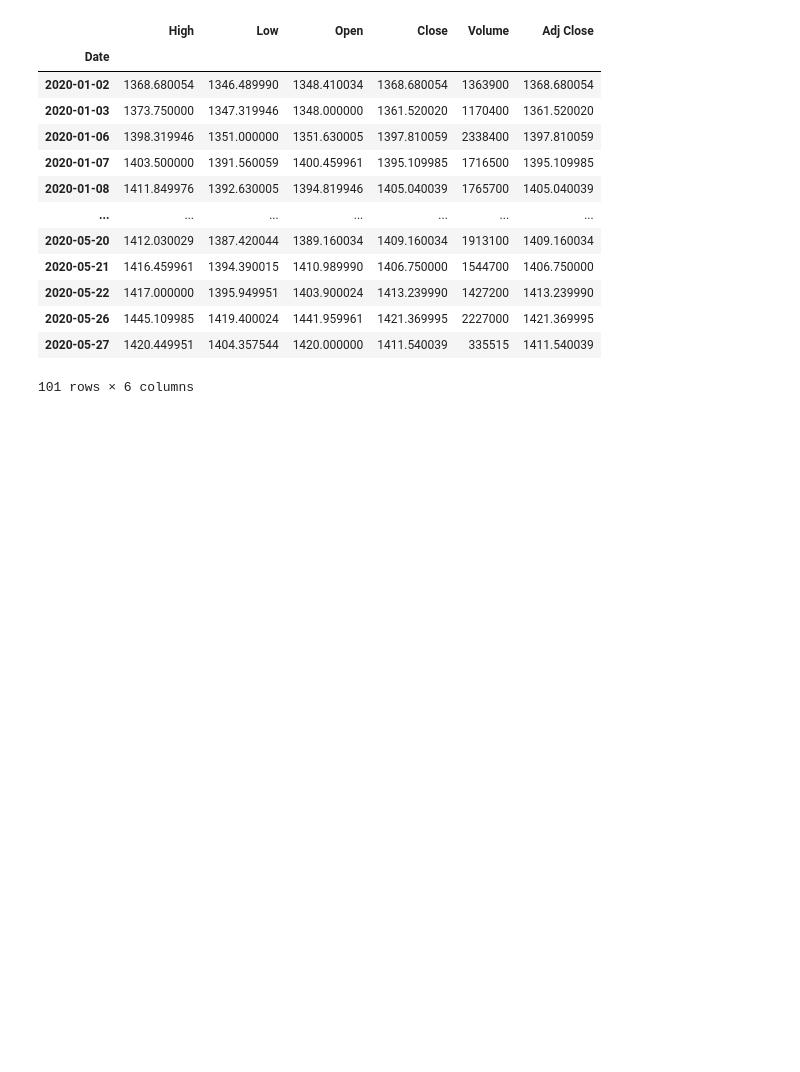
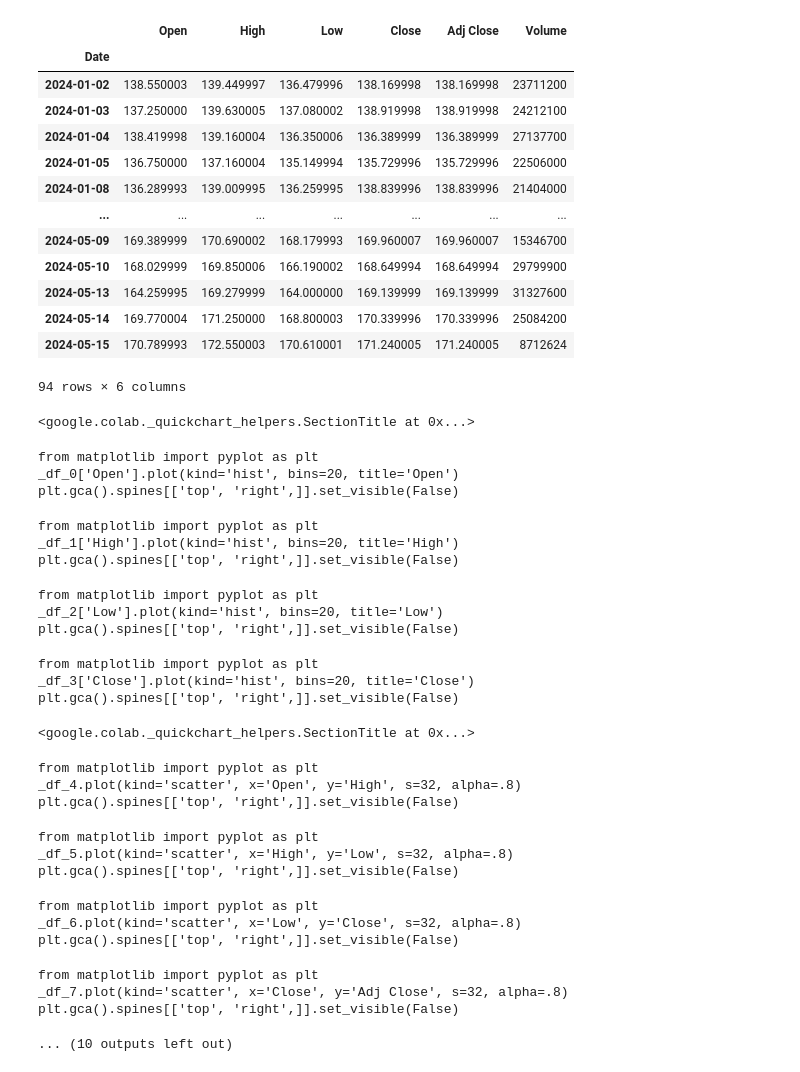
Before and after one commit to RicardoBatista2020/DataScience, a Jupyter notebook: StockPrice_Prediction.ipynb, the cells around one changed output. Drawn from its saved outputs; the diff is of its cells as text; code cells hidden in the pictures; blank space fills up the shorter version.

```diff
--- a/StockPrice_Prediction.ipynb
+++ b/StockPrice_Prediction.ipynb
@@ -11,29 +13,52 @@ from keras.models import Sequential
 from keras.layers import Dense, LSTM
 import matplotlib.pyplot as plt
 plt.style.use('fivethirtyeight')
-# %%
-#Get the stock quote
-start_date='2020-01-01'
-end_date='2020-12-31'
-company='GOOGL'
-df = web.DataReader(company, data_source='yahoo', start=start_date, end=end_date)
-#Show the data
-df
-# %% [output]
-|  | High | Low | Open | Close | Volume | Adj Close |
-| Date |  |  |  |  |  |  |
-| 2020-01-02 | 1368.680054 | 1346.489990 | 1348.410034 | 1368.680054 | 1363900 | 1368.680054 |
-| 2020-01-03 | 1373.750000 | 1347.319946 | 1348.000000 | 1361.520020 | 1170400 | 1361.520020 |
-| 2020-01-06 | 1398.319946 | 1351.000000 | 1351.630005 | 1397.810059 | 2338400 | 1397.810059 |
-| 2020-01-07 | 1403.500000 | 1391.560059 | 1400.459961 | 1395.109985 | 1716500 | 1395.109985 |
-| 2020-01-08 | 1411.849976 | 1392.630005 | 1394.819946 | 1405.040039 | 1765700 | 1405.040039 |
-| ... | ... | ... | ... | ... | ... | ... |
-| 2020-05-20 | 1412.030029 | 1387.420044 | 1389.160034 | 1409.160034 | 1913100 | 1409.160034 |
-| 2020-05-21 | 1416.459961 | 1394.390015 | 1410.989990 | 1406.750000 | 1544700 | 1406.750000 |
-| 2020-05-22 | 1417.000000 | 1395.949951 | 1403.900024 | 1413.239990 | 1427200 | 1413.239990 |
-| 2020-05-26 | 1445.109985 | 1419.400024 | 1441.959961 | 1421.369995 | 2227000 | 1421.369995 |
-| 2020-05-27 | 1420.449951 | 1404.357544 | 1420.000000 | 1411.540039 | 335515 | 1411.540039 |
-101 rows × 6 columns
+# %%
+ticker = 'GOOGL'
+df = yf.download(ticker, start="2024-01-01", end='2024-12-31', progress=False)
+df
+# %% [output]
+|  | Open | High | Low | Close | Adj Close | Volume |
+| Date |  |  |  |  |  |  |
+| 2024-01-02 | 138.550003 | 139.449997 | 136.479996 | 138.169998 | 138.169998 | 23711200 |
+| 2024-01-03 | 137.250000 | 139.630005 | 137.080002 | 138.919998 | 138.919998 | 24212100 |
+| 2024-01-04 | 138.419998 | 139.160004 | 136.350006 | 136.389999 | 136.389999 | 27137700 |
+| 2024-01-05 | 136.750000 | 137.160004 | 135.149994 | 135.729996 | 135.729996 | 22506000 |
+| 2024-01-08 | 136.289993 | 139.009995 | 136.259995 | 138.839996 | 138.839996 | 21404000 |
+| ... | ... | ... | ... | ... | ... | ... |
+| 2024-05-09 | 169.389999 | 170.690002 | 168.179993 | 169.960007 | 169.960007 | 15346700 |
+| 2024-05-10 | 168.029999 | 169.850006 | 166.190002 | 168.649994 | 168.649994 | 29799900 |
+| 2024-05-13 | 164.259995 | 169.279999 | 164.000000 | 169.139999 | 169.139999 | 31327600 |
+| 2024-05-14 | 169.770004 | 171.250000 | 168.800003 | 170.339996 | 170.339996 | 25084200 |
+| 2024-05-15 | 170.789993 | 172.550003 | 170.610001 | 171.240005 | 171.240005 | 8712624 |
+94 rows × 6 columns
+<google.colab._quickchart_helpers.SectionTitle at 0x...>
+from matplotlib import pyplot as plt
+_df_0['Open'].plot(kind='hist', bins=20, title='Open')
+plt.gca().spines[['top', 'right',]].set_visible(False)
+from matplotlib import pyplot as plt
+_df_1['High'].plot(kind='hist', bins=20, title='High')
+plt.gca().spines[['top', 'right',]].set_visible(False)
+from matplotlib import pyplot as plt
+_df_2['Low'].plot(kind='hist', bins=20, title='Low')
+plt.gca().spines[['top', 'right',]].set_visible(False)
+from matplotlib import pyplot as plt
+_df_3['Close'].plot(kind='hist', bins=20, title='Close')
+plt.gca().spines[['top', 'right',]].set_visible(False)
+<google.colab._quickchart_helpers.SectionTitle at 0x...>
+from matplotlib import pyplot as plt
+_df_4.plot(kind='scatter', x='Open', y='High', s=32, alpha=.8)
+plt.gca().spines[['top', 'right',]].set_visible(False)
+from matplotlib import pyplot as plt
+_df_5.plot(kind='scatter', x='High', y='Low', s=32, alpha=.8)
+plt.gca().spines[['top', 'right',]].set_visible(False)
+from matplotlib import pyplot as plt
+_df_6.plot(kind='scatter', x='Low', y='Close', s=32, alpha=.8)
+plt.gca().spines[['top', 'right',]].set_visible(False)
+from matplotlib import pyplot as plt
+_df_7.plot(kind='scatter', x='Close', y='Adj Close', s=32, alpha=.8)
+plt.gca().spines[['top', 'right',]].set_visible(False)
+... (10 outputs left out)
 # %%
 df.shape
 # %% [output]
```
Also changed, not shown: parts of 11 cells of this notebook.
